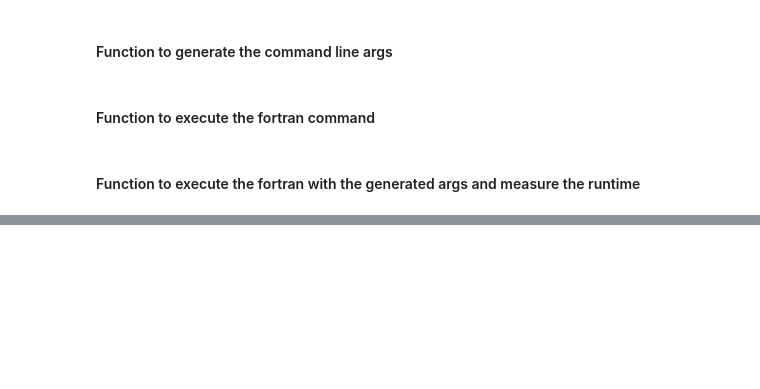
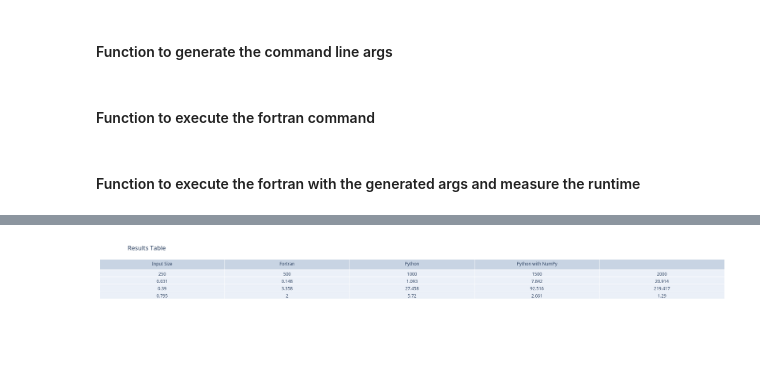
Before and after one commit to RustyRaptor/ProgrammingLanguages, a Jupyter notebook: PA003/compiled_vs_interpreted.ipynb, the cells around one changed output, grey strips where cells are left out. Saved outputs shown, nothing was run; the diff lists cells and outputs as text; code cells hidden in the pictures; blank space fills up the shorter version.

```diff
--- a/PA003/compiled_vs_interpreted.ipynb
+++ b/PA003/compiled_vs_interpreted.ipynb
@@ -234,0 +258,34 @@ print(results)
+# %%
+import plotly.graph_objs as go
+
+def display_results_table(results_dict):
+    # Extract the data from the results dict
+    fortran_data = results_dict['fortran']
+    python_data = results_dict['python no numpy']
+    numpy_data = results_dict['python with numpy']
+
+    # Set up the table header
+    table_header = ['Input Size', 'Fortran', 'Python', 'Python with NumPy']
+
+    # Set up the table rows
+    table_rows = []
+    for key, input_size in enumerate(sorted(fortran_data.keys())):
+        row = list(map(lambda x: round(x, 3), [input_size, fortran_data[input_size][key], python_data[input_size][key], numpy_data[input_size][key]]))
+        table_rows.append(row)
+
+    # Create the Plotly table
+    fig = go.Figure(data=[go.Table(header=dict(values=table_header),
+                                   rows=dict(values=table_rows))])
+
+    # Set the layout of the table
+    fig.update_layout(title='Results Table',
+                      height=len(fortran_data)*40,
+                      width=600,
+                      font=dict(size=12),
+                      margin=dict(l=10, r=10, b=10, t=50))
+
+    return fig
+
+display_results_table(results).show()
+# %% [output]
+[figure, added]
```
Also changed, not shown: parts of 6 cells of this notebook.
